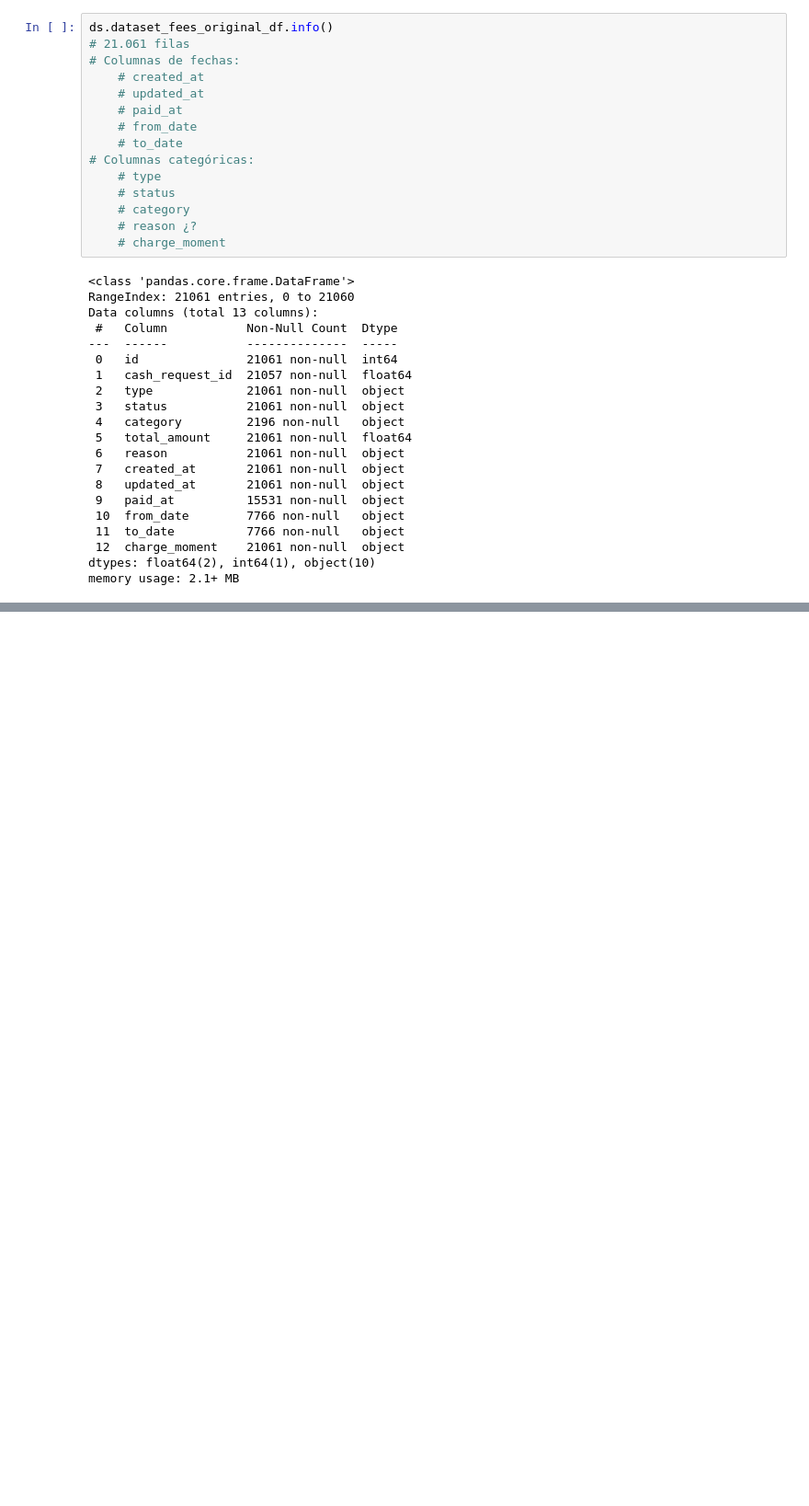
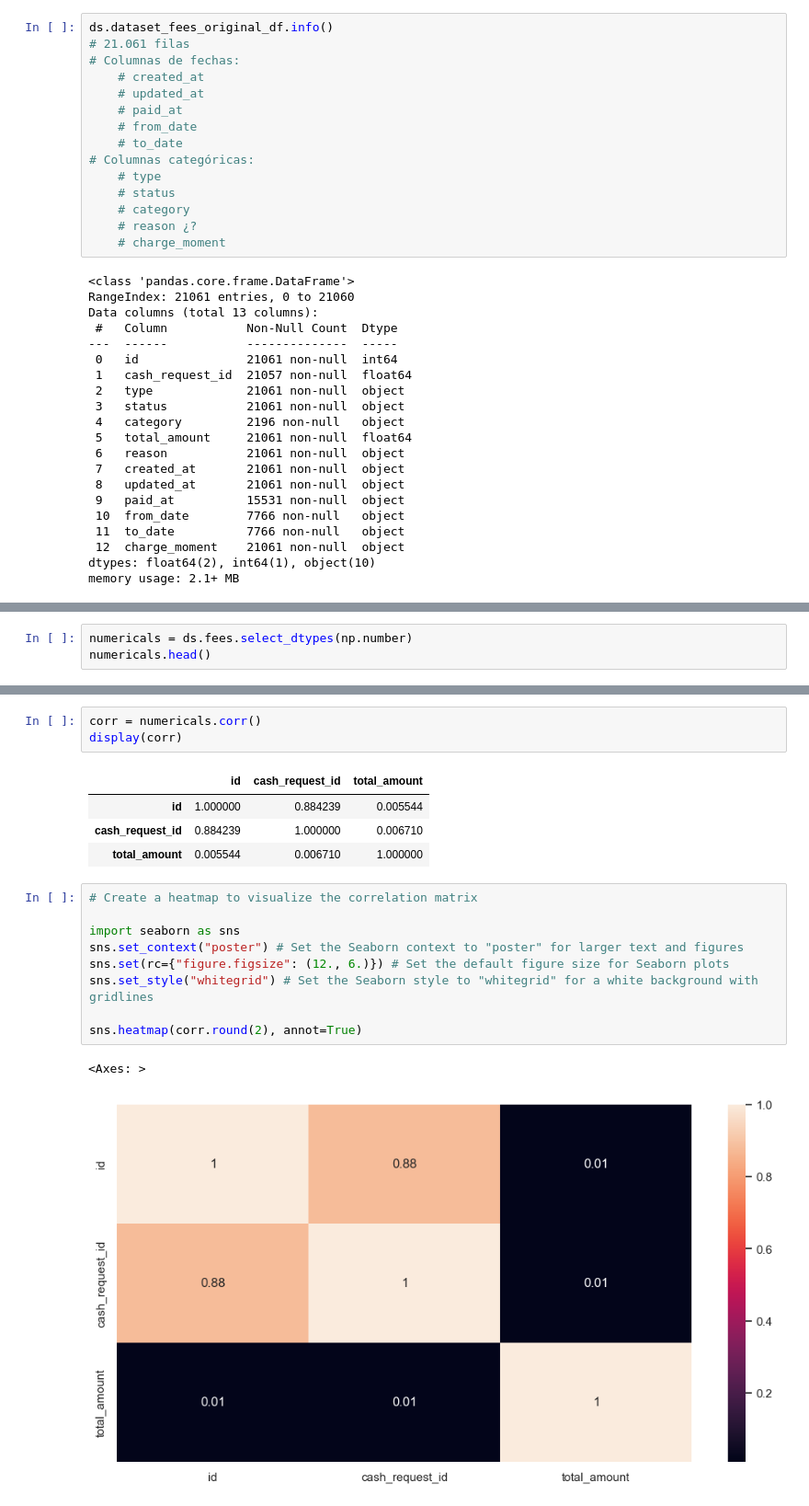
Before and after one commit to DataScience-UOC-projects/monayvi, a Jupyter notebook: notebooks/pre-procesamiento.ipynb, the cells around one changed output, grey strips where cells are left out. Shown: that part at 92% size. Saved outputs shown, nothing was run; the diff lists cells and outputs as text; blank space fills up the shorter version.

```diff
--- a/notebooks/pre-procesamiento.ipynb
+++ b/notebooks/pre-procesamiento.ipynb
@@ -194,0 +233,3 @@ memory usage: 2.1+ MB
+# %%
+numericals = ds.fees.select_dtypes(np.number)
+numericals.head()
@@ -194,0 +243,20 @@ memory usage: 2.1+ MB
+# %%
+corr = numericals.corr()
+display(corr)
+# %% [output]
+|  | id | cash_request_id | total_amount |
+| id | 1.000000 | 0.884239 | 0.005544 |
+| cash_request_id | 0.884239 | 1.000000 | 0.006710 |
+| total_amount | 0.005544 | 0.006710 | 1.000000 |
+# %%
+# Create a heatmap to visualize the correlation matrix
+
+import seaborn as sns
+sns.set_context("poster") # Set the Seaborn context to "poster" for larger text and figures
+sns.set(rc={"figure.figsize": (12., 6.)}) # Set the default figure size for Seaborn plots
+sns.set_style("whitegrid") # Set the Seaborn style to "whitegrid" for a white background with gridlines
+
+sns.heatmap(corr.round(2), annot=True)
+# %% [output]
+<Axes: >
+[figure, added]
```
Also changed, not shown: parts of 17 cells of this notebook, 2 other files.
